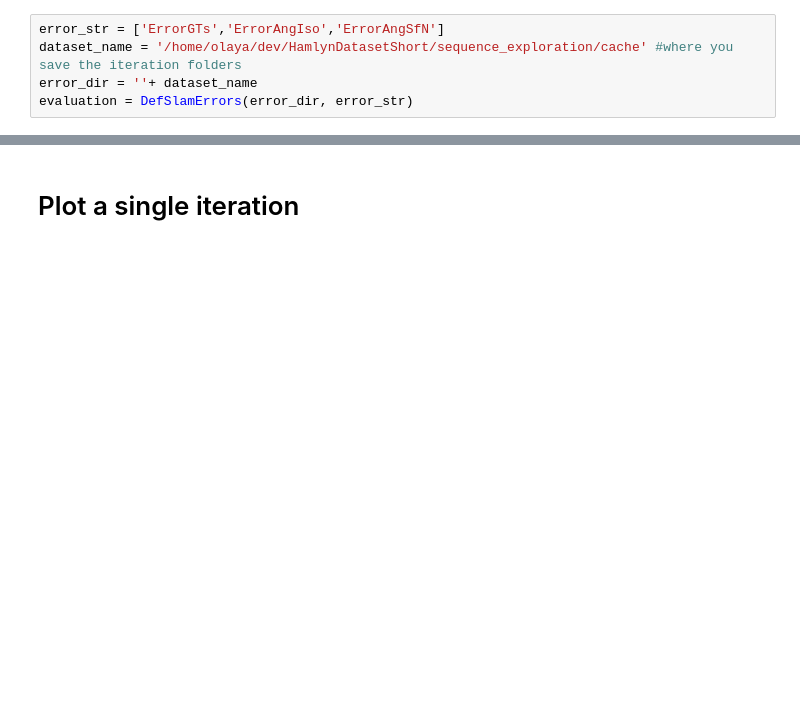
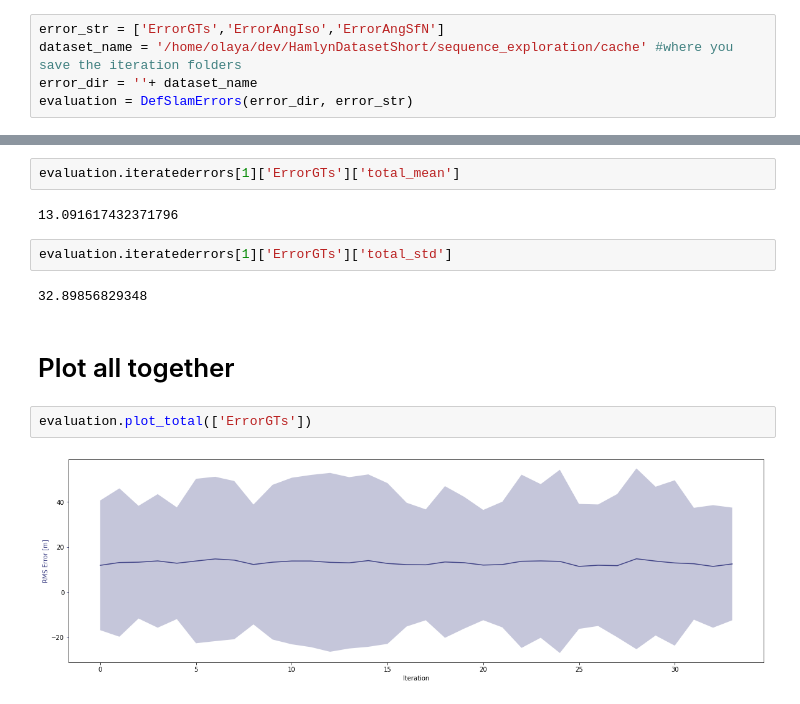
Before and after one commit to UZ-SLAMLab/DefSLAM, a Jupyter notebook: scripts/plotting.ipynb, the cells around one changed output, grey strips where cells are left out. Cells and saved outputs as stored; diff of their text form; blank space fills up the shorter version.

```diff
--- a/scripts/plotting.ipynb
+++ b/scripts/plotting.ipynb
@@ -279,2 +273,14 @@ evaluation.iteratederrors[1]['ErrorGTs']['values']
-# %% [markdown]
-# Plot a single iteration
+# %%
+evaluation.iteratederrors[1]['ErrorGTs']['total_mean']
+# %% [output]
+13.091617432371796
+# %%
+evaluation.iteratederrors[1]['ErrorGTs']['total_std']
+# %% [output]
+32.89856829348
+# %% [markdown]
+# Plot all together
+# %%
+evaluation.plot_total(['ErrorGTs'])
+# %% [output]
+[figure, added]
```
Also changed, not shown: parts of 9 cells of this notebook.
